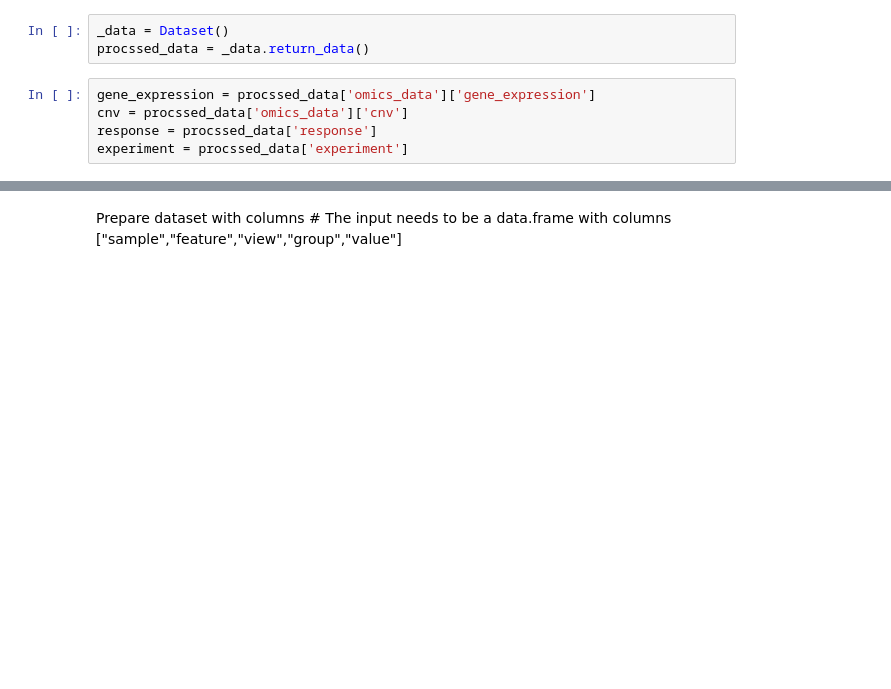
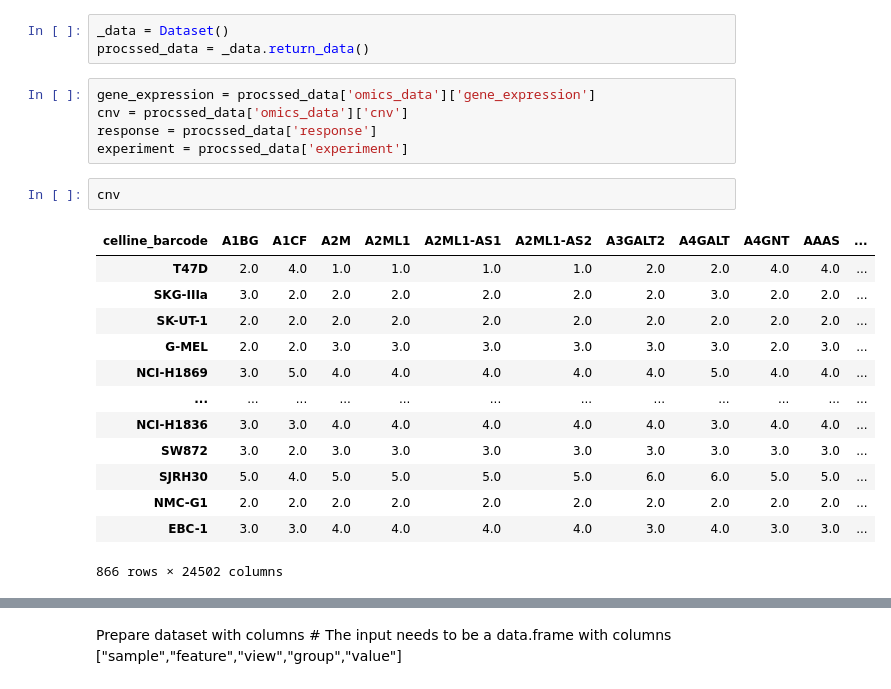
Before and after one commit to mglnbk/MGNet, a Jupyter notebook: data_handler.ipynb, the cells around one changed output, grey strips where cells are left out. Saved outputs shown, nothing was run; the diff lists cells and outputs as text; blank space fills up the shorter version.

```diff
--- a/data_handler.ipynb
+++ b/data_handler.ipynb
@@ -404,3 +405,19 @@ gene_expression = procssed_data['omics_data']['gene_expression']
 cnv = procssed_data['omics_data']['cnv']
 response = procssed_data['response']
 experiment = procssed_data['experiment']
+# %%
+cnv
+# %% [output]
+| celline_barcode | A1BG | A1CF | A2M | A2ML1 | A2ML1-AS1 | A2ML1-AS2 | A3GALT2 | A4GALT | A4GNT | AAAS | ... |
+| T47D | 2.0 | 4.0 | 1.0 | 1.0 | 1.0 | 1.0 | 2.0 | 2.0 | 4.0 | 4.0 | ... |
+| SKG-IIIa | 3.0 | 2.0 | 2.0 | 2.0 | 2.0 | 2.0 | 2.0 | 3.0 | 2.0 | 2.0 | ... |
+| SK-UT-1 | 2.0 | 2.0 | 2.0 | 2.0 | 2.0 | 2.0 | 2.0 | 2.0 | 2.0 | 2.0 | ... |
+| G-MEL | 2.0 | 2.0 | 3.0 | 3.0 | 3.0 | 3.0 | 3.0 | 3.0 | 2.0 | 3.0 | ... |
+| NCI-H1869 | 3.0 | 5.0 | 4.0 | 4.0 | 4.0 | 4.0 | 4.0 | 5.0 | 4.0 | 4.0 | ... |
+| ... | ... | ... | ... | ... | ... | ... | ... | ... | ... | ... | ... |
+| NCI-H1836 | 3.0 | 3.0 | 4.0 | 4.0 | 4.0 | 4.0 | 4.0 | 3.0 | 4.0 | 4.0 | ... |
+| SW872 | 3.0 | 2.0 | 3.0 | 3.0 | 3.0 | 3.0 | 3.0 | 3.0 | 3.0 | 3.0 | ... |
+| SJRH30 | 5.0 | 4.0 | 5.0 | 5.0 | 5.0 | 5.0 | 6.0 | 6.0 | 5.0 | 5.0 | ... |
+| NMC-G1 | 2.0 | 2.0 | 2.0 | 2.0 | 2.0 | 2.0 | 2.0 | 2.0 | 2.0 | 2.0 | ... |
+| EBC-1 | 3.0 | 3.0 | 4.0 | 4.0 | 4.0 | 4.0 | 3.0 | 4.0 | 3.0 | 3.0 | ... |
+866 rows × 24502 columns
```
Also changed, not shown: parts of 13 cells of this notebook, 5 other files.
